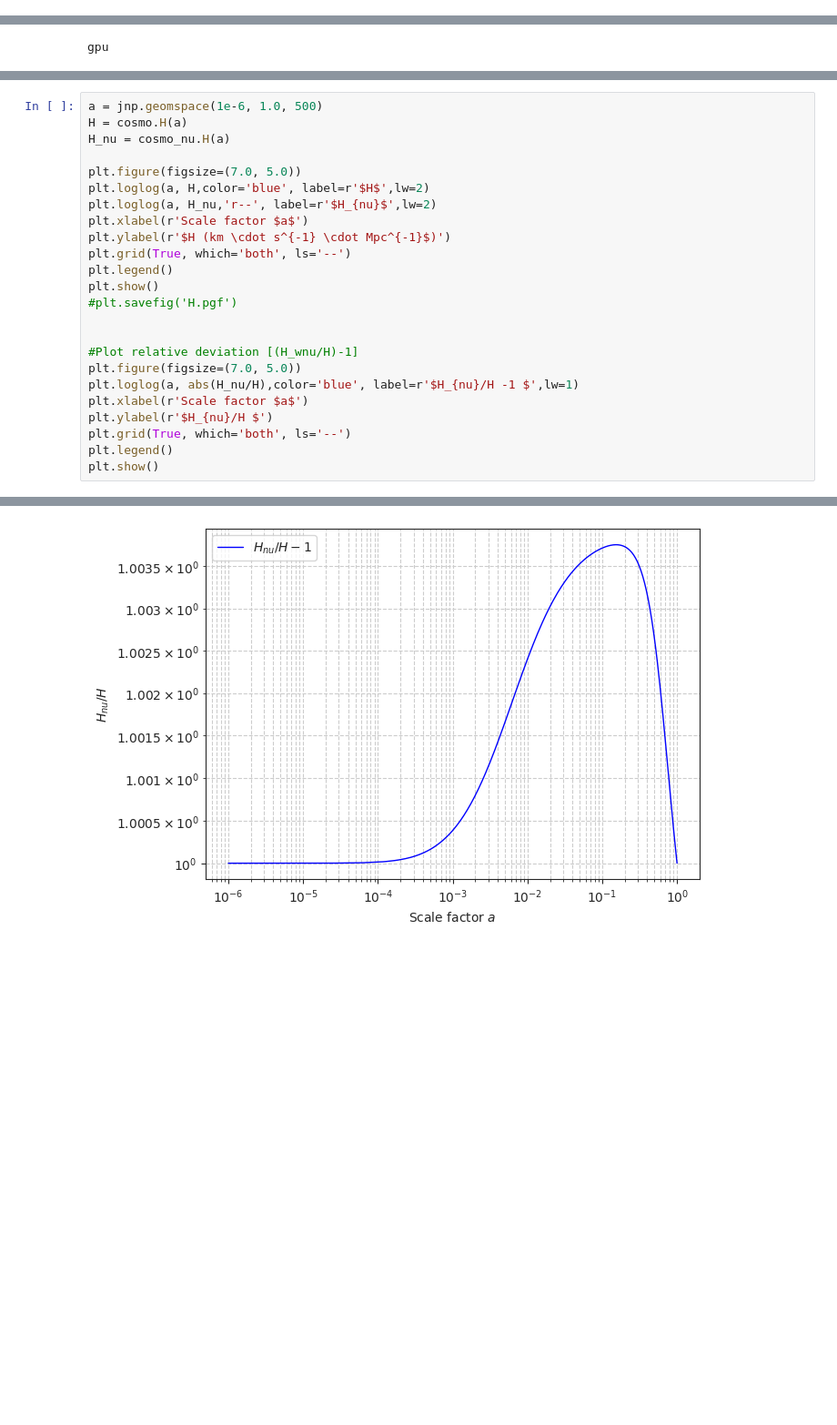
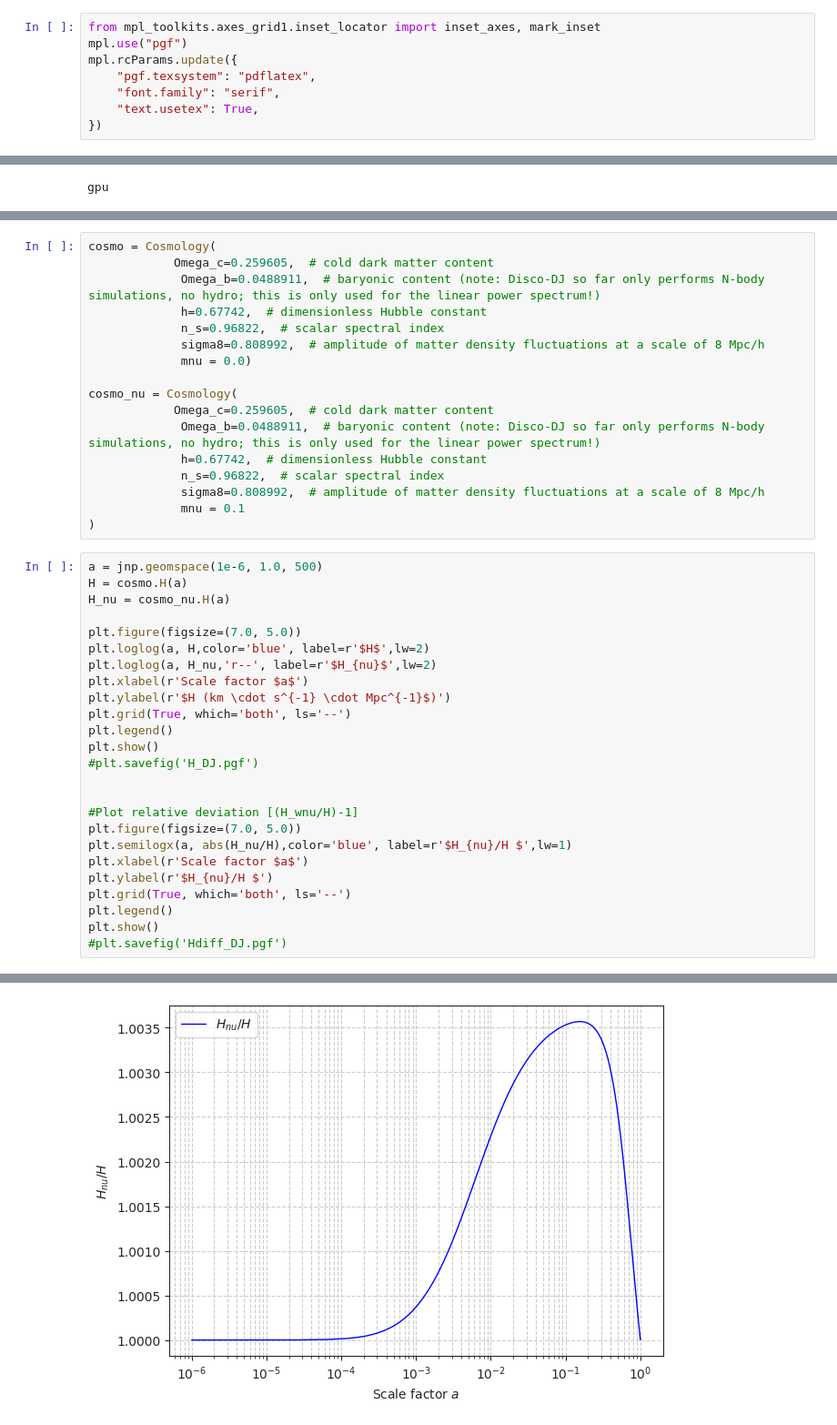
Before and after one commit to Xantyos13/DISCO-DJ, a Jupyter notebook: Neutrinos/test_cosmo_file.ipynb, the cells around one changed output, grey strips where cells are left out. Shown at 91% size. Drawn from its saved outputs; the diff is of its cells as text; blank space fills up the shorter version.

```diff
--- a/Neutrinos/test_cosmo_file.ipynb
+++ b/Neutrinos/test_cosmo_file.ipynb
@@ -19,3 +20,11 @@ print(jax.__version__)
+# %%
+from mpl_toolkits.axes_grid1.inset_locator import inset_axes, mark_inset
+mpl.use("pgf")
+mpl.rcParams.update({
+    "pgf.texsystem": "pdflatex",
+    "font.family": "serif",
+    "text.usetex": True,
+})
 # %%
 # Detect if a GPU is available
 devices = jax.devices()
@@ -43,30 +35,48 @@ cosmo_nu = Cosmology(
+# %%
+cosmo = Cosmology(
+            Omega_c=0.259605,  # cold dark matter content
+             Omega_b=0.0488911,  # baryonic content (note: Disco-DJ so far only performs N-body simulations, no hydro; this is only used for the linear power spectrum!)
+             h=0.67742,  # dimensionless Hubble constant
+             n_s=0.96822,  # scalar spectral index
+             sigma8=0.808992,  # amplitude of matter density fluctuations at a scale of 8 Mpc/h
+             mnu = 0.0)
+
+cosmo_nu = Cosmology(
+            Omega_c=0.259605,  # cold dark matter content
+             Omega_b=0.0488911,  # baryonic content (note: Disco-DJ so far only performs N-body simulations, no hydro; this is only used for the linear power spectrum!)
+             h=0.67742,  # dimensionless Hubble constant
+             n_s=0.96822,  # scalar spectral index
+             sigma8=0.808992,  # amplitude of matter density fluctuations at a scale of 8 Mpc/h
+             mnu = 0.1
+)
 # %%
 a = jnp.geomspace(1e-6, 1.0, 500)
 H = cosmo.H(a)
 H_nu = cosmo_nu.H(a)
 
 plt.figure(figsize=(7.0, 5.0))
 plt.loglog(a, H,color='blue', label=r'$H$',lw=2)
 plt.loglog(a, H_nu,'r--', label=r'$H_{nu}$',lw=2)
 plt.xlabel(r'Scale factor $a$')
 plt.ylabel(r'$H (km \cdot s^{-1} \cdot Mpc^{-1}$)')
 plt.grid(True, which='both', ls='--')
 plt.legend()
 plt.show()
-#plt.savefig('H.pgf')
+#plt.savefig('H_DJ.pgf')
 
 
 #Plot relative deviation [(H_wnu/H)-1]
 plt.figure(figsize=(7.0, 5.0))
-plt.loglog(a, abs(H_nu/H),color='blue', label=r'$H_{nu}/H -1 $',lw=1)
+plt.semilogx(a, abs(H_nu/H),color='blue', label=r'$H_{nu}/H $',lw=1)
 plt.xlabel(r'Scale factor $a$')
 plt.ylabel(r'$H_{nu}/H $')
 plt.grid(True, which='both', ls='--')
 plt.legend()
 plt.show()
+#plt.savefig('Hdiff_DJ.pgf')
 # %% [output]
 [figure]
-[figure, old version]
+[figure, new version]
 # %%
 growth = cosmo.compute_unnormed_growth(a,1e-6)
 growth_nu = cosmo_nu.compute_unnormed_growth(a,1e-6)
```
Also changed, not shown: parts of 6 cells of this notebook, 29 other files.
